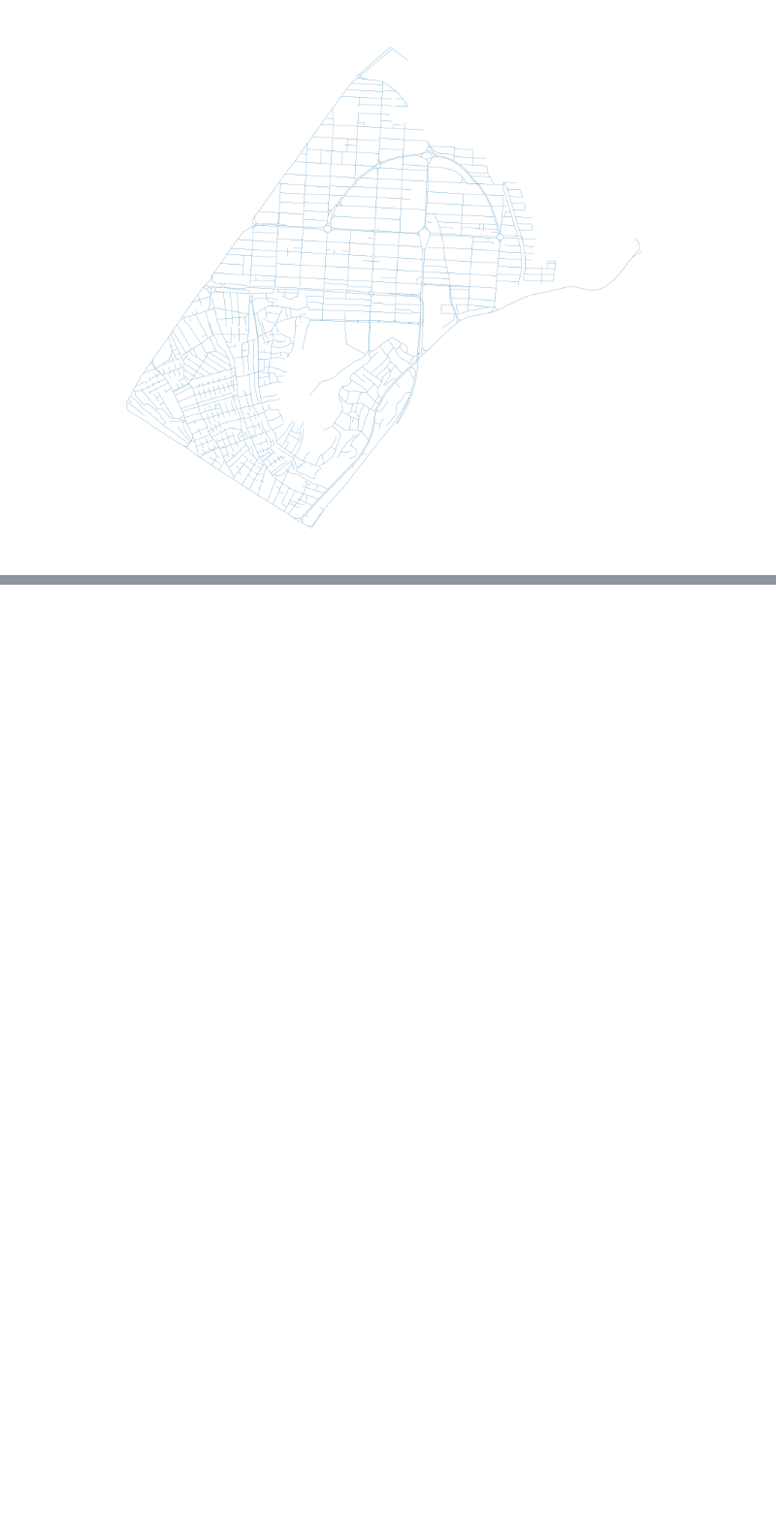
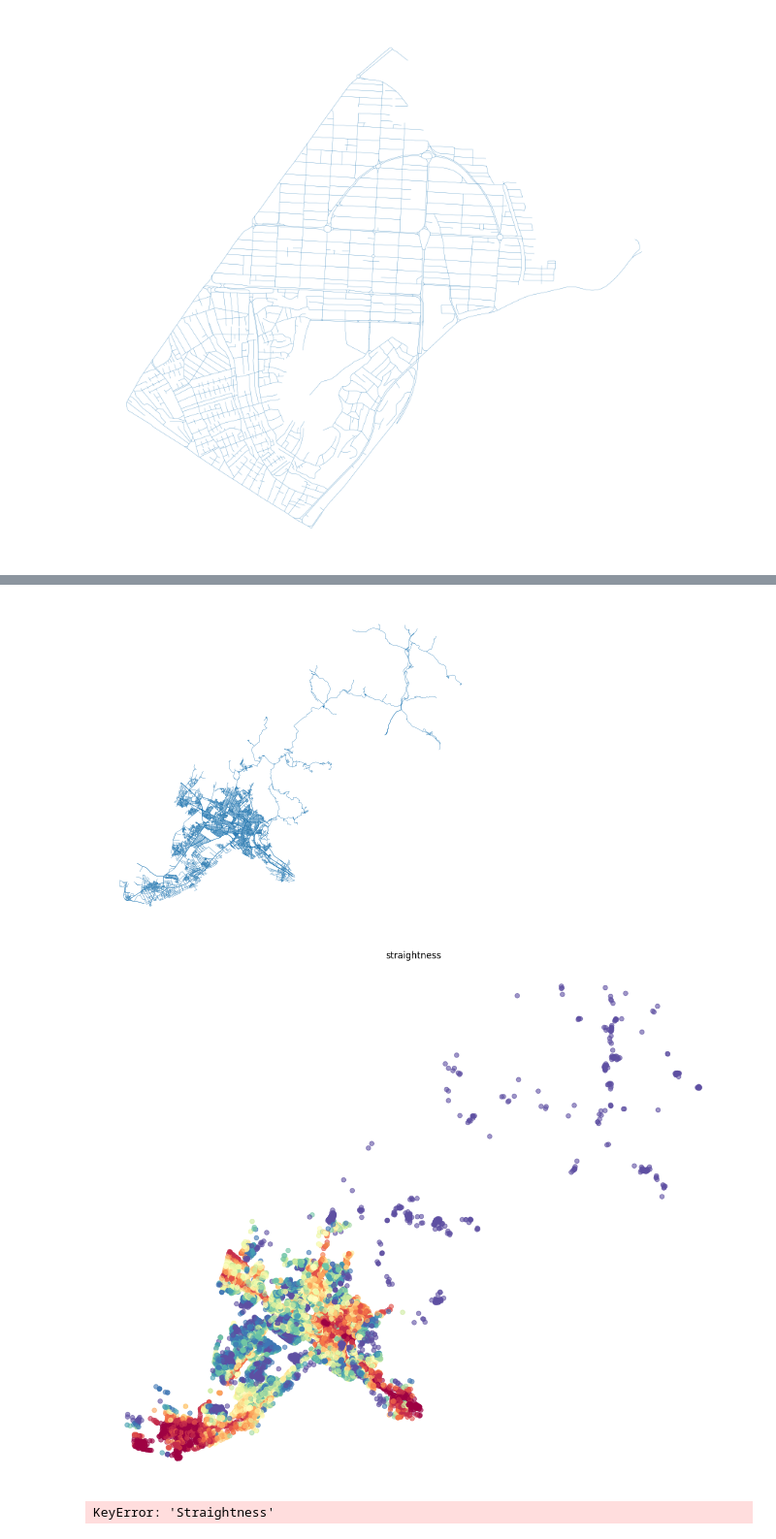
Before and after one commit to hosseinghafourishoreh/Google-Colab, a Jupyter notebook: Urban_Network_Analysis.ipynb, the cells around one changed output, grey strips where cells are left out. Shown at 97% size. Saved outputs shown, nothing was run; the diff lists cells and outputs as text; code cells hidden in the pictures; blank space fills up the shorter version.

```diff
--- a/Urban_Network_Analysis.ipynb
+++ b/Urban_Network_Analysis.ipynb
@@ -123,34 +123,62 @@ ax.add_artist(scalebar)
 # %%
 ### Straightness ####
 
 import geopandas as gpd
 import momepy
 import osmnx as ox
 import matplotlib.pyplot as plt
 import matplotlib as mpl
 import contextily
 from matplotlib_scalebar.scalebar import ScaleBar
 
 import osmnx as ox
 streets_graph = ox.graph_from_place('karaj, Iran', network_type='drive')
 streets_graph = ox.projection.project_graph(streets_graph)
-streets = ox.graph_to_gdfs(ox.get_undirected(streets_graph), nodes=False, edge=True,
-                           nodes_geometry=False, fill_edge_geometry=True)
-edges = ox.graph_to_gdfs(ox.get_undirected(streets_graph), nodes=False, edges=True
+streets = ox.graph_to_gdfs(ox.get_undirected(streets_graph), nodes=False, edges=True,
+                           node_geometry=False, fill_edge_geometry=True)
+edges = ox.graph_to_gdfs(ox.get_undirected(streets_graph), nodes=False, edges=True,
                          node_geometry=False, fill_edge_geometry=True)
 
-f, ax = plt.subplots(figsize(5, 5))
+f, ax = plt.subplots(figsize=(5, 5))
 edges.plot(ax=ax, linewidth=0.2)
 ax.set_axis_off()
 
 primal = momepy.gdf_to_nx(edges, approach='primal')
 ##
 primal = momepy.straightness_centrality(primal)
 
 nodes = momepy.nx_to_gdf(primal, lines=False)
 
-f, ax = plt.subplots(figsize(15, 15))
-nodes.plot(ax=ax, column='straightness', cmap='spectral_r', scheme='quantiles', k=15, alpha=0.6)
+f, ax = plt.subplots(figsize=(15, 15))
+nodes.plot(ax=ax, column='straightness', cmap='Spectral_r', scheme='quantiles', k=15, alpha=0.6)
 ax.set_axis_off()
 ax.set_title('straightness')
 plt.show()
+
+ax = nodes.plot(
+    "Straightness",
+    scheme="fisherjenkssampled",
+    markersize=0.5,
+    legend=True,
+    figsize=(12,12),
+)
+
+contextily.add_basemap(
+    ax,
+    crs=nodes.crs,
+    source=contextily.providers.CatoDB.DarkMatterNoLabels
+)
+scalebar = ScaleBar(
+    1,
+    box_alpha=0,
+    location="lower right",
+    color="white",
+    length_fraction=0.25,
+    font_properties={"size": 12},
+)
+
+ax.add_artist(scalebar)
+# %% [output]
+[figure, added]
+[figure, added]
+KeyError: 'Straightness'
```
Also changed, not shown: parts of 4 cells of this notebook.
